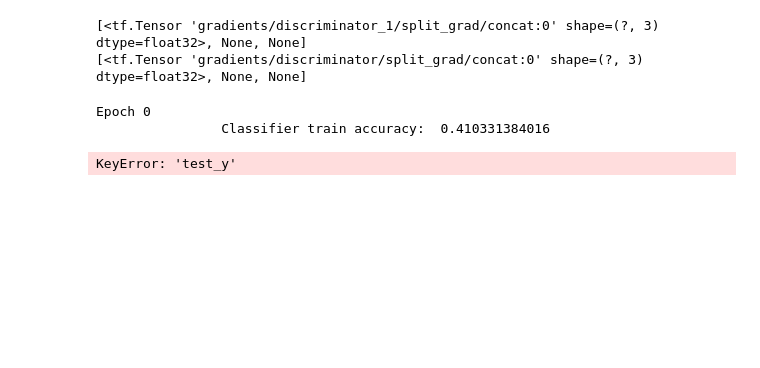
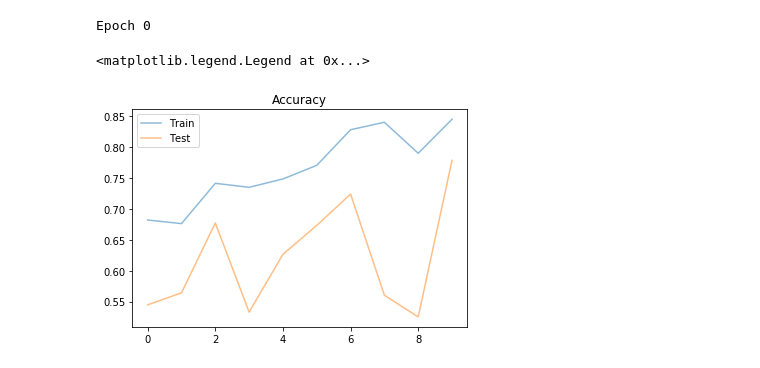
Before and after one commit to dcromp/artificial_intelligence, a Jupyter notebook: resnet_iceberg_challange/iceberg-SSGAN.ipynb, the cells around one changed output. Saved outputs shown, nothing was run; the diff lists cells and outputs as text; code cells hidden in the pictures; blank space fills up the shorter version.

```diff
--- a/resnet_iceberg_challange/iceberg-SSGAN.ipynb
+++ b/resnet_iceberg_challange/iceberg-SSGAN.ipynb
@@ -347,10 +429,10 @@ class GAN:
         tf.reset_default_graph()
 
         self.learning_rate = tf.Variable(learning_rate, trainable=False)
-        self.input_real, self.input_z, self.y, self.label_mask = model_inputs(real_size, z_size)
+        self.input_real, self.input_z, self.y, self.label_mask, self.input_angles = model_inputs(real_size, z_size)
         self.drop_rate = tf.placeholder_with_default(.5, (), "drop_rate")
 
-        loss_results = model_loss(self.input_real, self.input_z,
+        loss_results = model_loss(self.input_real, self.input_angles, self.input_z,
                                               real_size[2], self.y, num_classes, label_mask=self.label_mask,
                                                                           alpha=0.2,
                                                            drop_rate=self.drop_rate)
@@ -388,7 +470,8 @@ def train(net, dataset, epochs, batch_size, figsize=(5,5)):
             t1e = time.time()
             num_examples = 0
             num_correct = 0
-            for x, y, label_mask in dataset.batches(batch_size):
+            for x, y, angles, label_mask in dataset.batches(batch_size):
+                angles = np.expand_dims(angles, axis=1)
                 assert 'int' in str(y.dtype)
                 steps += 1
                 num_examples += label_mask.sum()
@@ -399,8 +482,12 @@ def train(net, dataset, epochs, batch_size, figsize=(5,5)):
                 # Run optimizers
                 t1 = time.time()
                 _, _, correct = sess.run([net.d_opt, net.g_opt, net.masked_correct],
-                                         feed_dict={net.input_real: x, net.input_z: batch_z,
-                                                    net.y : y, net.label_mask : label_mask})
+                                         feed_dict={
+                                                     net.input_real: x,
+                                                     net.input_z: batch_z,
+                                                     net.y : y,
+                                                     net.label_mask : label_mask,
+                                                     net.input_angles : angles})
                 t2 = time.time()
                 num_correct += correct
                 train_accuracy = num_correct / float(num_examples)
@@ -414,14 +501,16 @@ def train(net, dataset, epochs, batch_size, figsize=(5,5)):
 
             num_examples = 0
             num_correct = 0
-            for x, y in dataset.batches(batch_size, which_set="test"):
-                assert 'int' in str(y.dtype)
-                num_examples += x.shape[0]
+            x, y, angles = dataset.test_data()#(batch_size, which_set="test"):
+            angles = np.expand_dims(angles, axis=1)
+            assert 'int' in str(y.dtype)
+            num_examples += x.shape[0]
 
-                correct, = sess.run([net.correct], feed_dict={net.input_real: x,
+            correct, = sess.run([net.correct], feed_dict={net.input_real: x,
                                                    net.y : y,
+                                                   net.input_angles : angles,
                                                    net.drop_rate: 0.})
-                num_correct += correct
+            num_correct += correct
 
             test_accuracy = num_correct / float(num_examples)
             print("\t\tClassifier test accuracy", test_accuracy)
@@ -443,16 +532,16 @@ def train(net, dataset, epochs, batch_size, figsize=(5,5)):
             test_accuracies.append(test_accuracy)
 
 
-        saver.save(sess, './checkpoints/generator.ckpt')
+        #saver.save(sess, './checkpoints/generator.ckpt')
 
-    with open('samples.pkl', 'wb') as f:
-        pkl.dump(samples, f)
+    #with open('samples.pkl', 'wb') as f:
+        #pkl.dump(samples, f)
 
     return train_accuracies, test_accuracies, samples
 # %%
 real_size = (75,75,2)
 z_size = 100
-learning_rate = 0.0002
+learning_rate = 0.0003
 batch_size = 32
 epochs = 1
 alpha = 0.2
@@ -460,14 +549,18 @@ beta1 = 0.5
 
 # Create the network
 net = GAN(real_size, z_size, learning_rate, alpha=alpha, beta1=beta1)
-# %% [output]
-[<tf.Tensor 'gradients/discriminator_1/split_grad/concat:0' shape=(?, 3) dtype=float32>, None, None]
-[<tf.Tensor 'gradients/discriminator/split_grad/concat:0' shape=(?, 3) dtype=float32>, None, None]
 # %%
-dataset = Dataset(train_samples, test_samples, labels)
+dataset = Dataset(train_samples, test_samples, labels, train_angles, test_angles)
 
-losses, samples = train(net, dataset, epochs, batch_size, figsize=(10,5))
+train_accuracies, test_accuracies, samples = train(net, dataset, epochs, batch_size, figsize=(10,5))
 # %% [output]
 Epoch 0
-                Classifier train accuracy:  0.410331384016
-KeyError: 'test_y'
+# %%
+fig, ax = plt.subplots()
+plt.plot(train_accuracies, label='Train', alpha=0.5)
+plt.plot(test_accuracies, label='Test', alpha=0.5)
+plt.title("Accuracy")
+plt.legend()
+# %% [output]
+<matplotlib.legend.Legend at 0x...>
+[figure, added]
```
Also changed, not shown: parts of 12 cells of this notebook.
